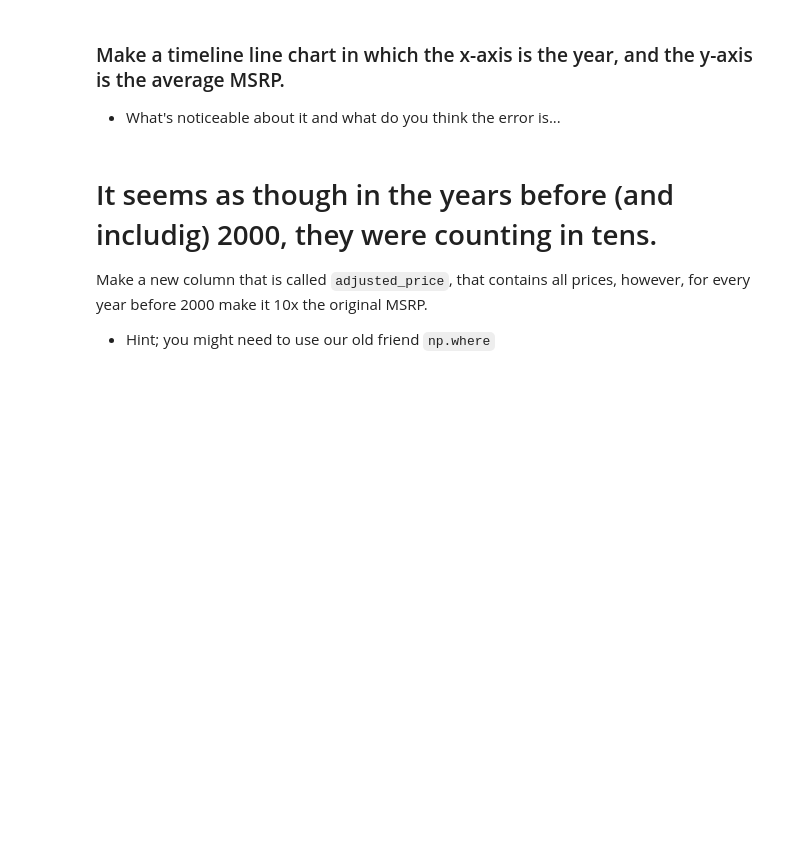
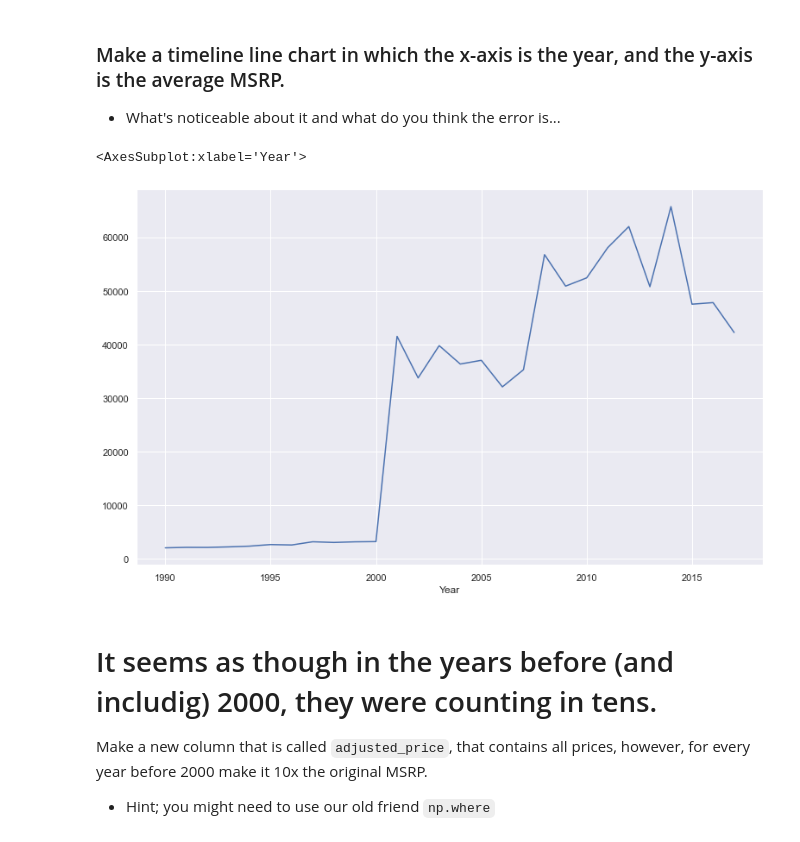
Before and after one commit to javohirhalimov/2021-fall-data-science, a Jupyter notebook: Week-02-EDA/Exercise-EDA.ipynb, the cells around one changed output. Saved outputs shown, nothing was run; the diff lists cells and outputs as text; code cells hidden in the pictures; blank space fills up the shorter version.

```diff
--- a/Week-02-EDA/Exercise-EDA.ipynb
+++ b/Week-02-EDA/Exercise-EDA.ipynb
@@ -60,6 +118,10 @@ _Brand of car is the `Make` of the car._
 * What's noticeable about it and what do you think the error is...
 # %%
 # Make a timeline line chart in which the x-axis is the year, and the y-axis is the average MSRP.
+df.groupby('Year')['MSRP'].mean().plot(kind='line',x="Year", y="MSRP", figsize=(13,8))
+# %% [output]
+<AxesSubplot:xlabel='Year'>
+[figure, added]
 # %% [markdown]
 # It seems as though in the years before (and includig) 2000, they were counting in tens.
 Make a new column that is called `adjusted_price`, that contains all prices, however, for every year before 2000 make it 10x the original MSRP.
```
Also changed, not shown: parts of 27 cells of this notebook.
